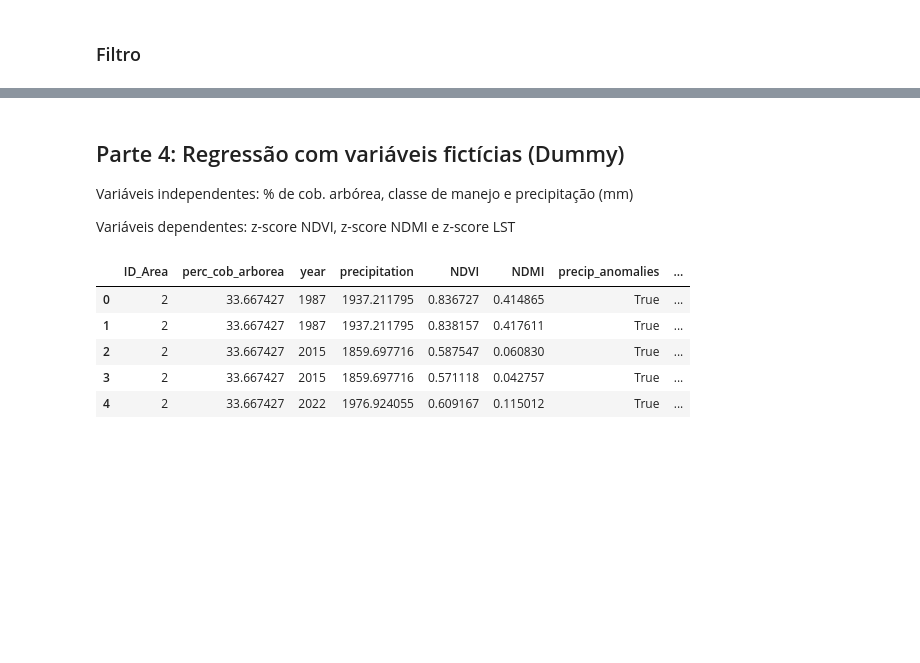
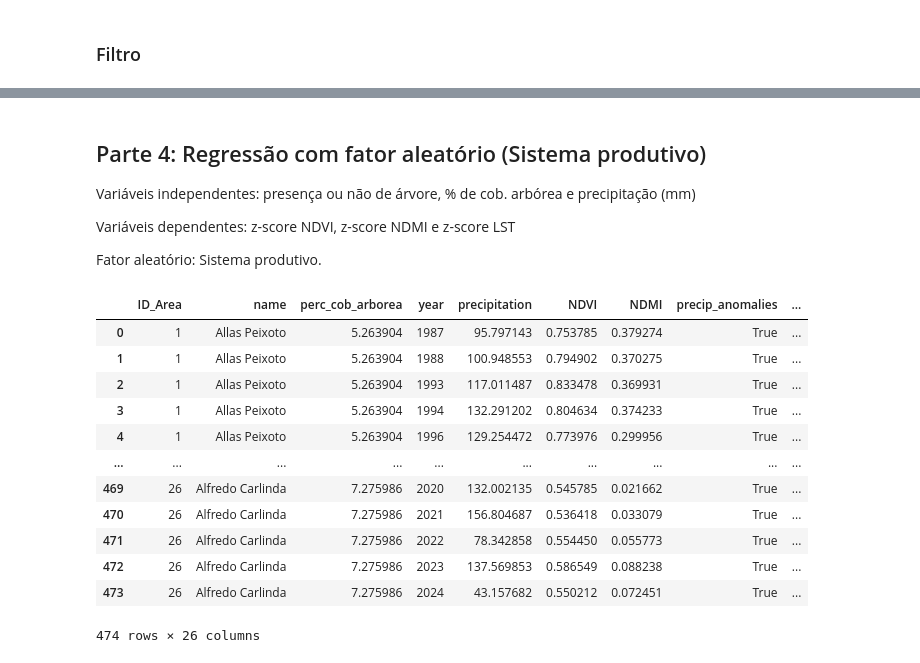
Before and after one commit to GuilhermeFernandez/climate_resilient_pastures, a Jupyter notebook: Esboco_Projeto.ipynb, the cells around one changed output, grey strips where cells are left out. Cells and saved outputs as stored; diff of their text form; code cells hidden in the pictures; blank space fills up the shorter version.

```diff
--- a/Esboco_Projeto.ipynb
+++ b/Esboco_Projeto.ipynb
@@ -50,34 +50,45 @@ base_path = '/content/drive/MyDrive/Faculdade/MESTRADO/Projeto/Projeto_Dados/'
 # %% [markdown]
 ### Extraindo geometrias dos shapefiles no diretório
 # %%
+import os
+import pandas as pd
+import geopandas as gpd
+import geobr
+from shapely import force_2d
+
+os.environ['SHAPE_RESTORE_SHX'] = 'YES'
+
 gdfs = []
+base_path = '/content/drive/MyDrive/Faculdade/MESTRADO/Projeto/Projeto_Dados'
 
-for i in range(0, 81):
+for i in range(1, 86):
     folder_path = os.path.join(base_path, str(i))
     if os.path.exists(folder_path):
-        files = [f for f in os.listdir(folder_path) if f.endswith('.shp')]
+        files = [f for f in os.listdir(folder_path) if f.endswith(('.gpkg', '.shp'))]
 
         for file in files:
             full_path = os.path.join(folder_path, file)
             try:
                 gdf_temp = gpd.read_file(full_path)
+
+                for col in gdf_temp.columns:
+                    if col.lower() == 'name':
+                        gdf_temp = gdf_temp.rename(columns={col: 'name'})
+
                 gdfs.append(gdf_temp)
             except Exception as e:
                 print(f"Erro ao ler {file} na pasta {i}: {e}")
 
 if gdfs:
-    gdf = pd.concat(gdfs, ignore_index=True)
+    gdf = gpd.GeoDataFrame(pd.concat(gdfs, ignore_index=True))
 
-    # Ajuste de Projeção para Cálculo de Área (UTM 21S)
     if gdf.crs is None:
         gdf.set_crs(epsg=32721, inplace=True)
     else:
         gdf = gdf.to_crs(epsg=32721)
 
-    # Cálculo da área em hectares
-    gdf['Area_ha'] = gdf.area / 10000
+    gdf['area_ha'] = gdf.geometry.area / 10000
 
-    # Retorna para SIRGAS 2000
     gdf = gdf.to_crs(epsg=4674)
     gdf['ID_Area'] = gdf.index + 1
 
@@ -85,5 +96,5 @@ if gdfs:
     gdf.to_file(output_file, driver='GeoJSON')
     print(f"Sucesso! {len(gdfs)} arquivos processados e salvos.")
 else:
-    print("Nenhum shapefile encontrado nas pastas de 0 a 80.")
+    print("Nenhum arquivo .gpkg ou .shp encontrado.")
 # %% [output]
@@ -113,7 +169,7 @@ import numpy as np
 from rasterio.mask import mask
 
 
-caminho_shp = '/content/drive/MyDrive/Faculdade/MESTRADO/Projeto/Projeto_Dados/Treino/amostras.shp'
+caminho_shp = '/content/drive/MyDrive/Faculdade/MESTRADO/Projeto/Projeto_Dados/Treino/Amostras.gpkg'
 pasta_tifs = '/content/drive/MyDrive/Faculdade/MESTRADO/Projeto/Projeto_Dados/Treino/'
 coluna_classe = 'classe'
 
@@ -294,9 +352,9 @@ X_train_dt, X_test_dt, y_train_dt, y_test_dt = train_test_split(
 #### Otimizando parâmetros:
 # %%
 param_grid = {
-      'max_depth': [3, 5, 7, 9, 11],
-      'min_samples_leaf': [1, 2, 3],
-      'min_samples_split': [2, 3],
+      'max_depth': [11, 12, 13],
+      'min_samples_leaf': [1, 2],
+      'min_samples_split': [2, 3, 4],
       'random_state': [44522]
  }
 # %%
@@ -1049,13 +1448,15 @@ df_analise
 # %% [markdown]
-## Parte 4: Regressão com variáveis fictícias (Dummy)
+## Parte 4: Regressão com fator aleatório (Sistema produtivo)
 
-Variáveis independentes: % de cob. arbórea, classe de manejo e precipitação (mm)
+Variáveis independentes: presença ou não de árvore, % de cob. arbórea e precipitação (mm)
 
 Variáveis dependentes: z-score NDVI, z-score NDMI e z-score LST
+
+Fator aleatório: Sistema produtivo.
 # %%
 df_1 = gdf_final.drop(columns=['geometry', 'area_ha', 'nm_mun', 'arquivo_tif'])
 df_3 = df_analise.query('precip_anomalies == True')
-df_3 = df_3.drop(columns=['best_NDVI', 'worst_NDVI', 'Classificacao_NDVI', 'Classificacao_NDMI', 'trend_slope_before_NDVI', 'trend_slope_after_NDVI', 'p_value_trend_before_NDVI', 'p_value_trend_after_NDVI', 'trend_slope_before_NDMI', 'trend_slope_after_NDMI', 'p_value_trend_before_NDMI', 'p_value_trend_after_NDMI'])
+#df_3 = df_3.drop(columns=['best_NDVI', 'worst_NDVI', 'Classificacao_NDVI', 'Classificacao_NDMI', 'trend_slope_before_NDVI', 'trend_slope_after_NDVI', 'p_value_trend_before_NDVI', 'p_value_trend_after_NDVI', 'trend_slope_before_NDMI', 'trend_slope_after_NDMI', 'p_value_trend_before_NDMI', 'p_value_trend_after_NDMI'])
 df_1['ID_Area'] = df_1['ID_Area'].astype(int)
 # %%
 df_estatistica = pd.merge(df_1, df_3, on='ID_Area')
@@ -1062,9 +1465,16 @@ df_estatistica = pd.merge(df_1, df_3, on='ID_Area')
 # %%
-df_estatistica.head()
+df_estatistica
 # %% [output]
-|  | ID_Area | perc_cob_arborea | year | precipitation | NDVI | NDMI | precip_anomalies | ... |
-| 0 | 2 | 33.667427 | 1987 | 1937.211795 | 0.836727 | 0.414865 | True | ... |
-| 1 | 2 | 33.667427 | 1987 | 1937.211795 | 0.838157 | 0.417611 | True | ... |
-| 2 | 2 | 33.667427 | 2015 | 1859.697716 | 0.587547 | 0.060830 | True | ... |
-| 3 | 2 | 33.667427 | 2015 | 1859.697716 | 0.571118 | 0.042757 | True | ... |
-| 4 | 2 | 33.667427 | 2022 | 1976.924055 | 0.609167 | 0.115012 | True | ... |
+|  | ID_Area | name | perc_cob_arborea | year | precipitation | NDVI | NDMI | precip_anomalies | ... |
+| 0 | 1 | Allas Peixoto | 5.263904 | 1987 | 95.797143 | 0.753785 | 0.379274 | True | ... |
+| 1 | 1 | Allas Peixoto | 5.263904 | 1988 | 100.948553 | 0.794902 | 0.370275 | True | ... |
+| 2 | 1 | Allas Peixoto | 5.263904 | 1993 | 117.011487 | 0.833478 | 0.369931 | True | ... |
+| 3 | 1 | Allas Peixoto | 5.263904 | 1994 | 132.291202 | 0.804634 | 0.374233 | True | ... |
+| 4 | 1 | Allas Peixoto | 5.263904 | 1996 | 129.254472 | 0.773976 | 0.299956 | True | ... |
+| ... | ... | ... | ... | ... | ... | ... | ... | ... | ... |
+| 469 | 26 | Alfredo Carlinda | 7.275986 | 2020 | 132.002135 | 0.545785 | 0.021662 | True | ... |
+| 470 | 26 | Alfredo Carlinda | 7.275986 | 2021 | 156.804687 | 0.536418 | 0.033079 | True | ... |
+| 471 | 26 | Alfredo Carlinda | 7.275986 | 2022 | 78.342858 | 0.554450 | 0.055773 | True | ... |
+| 472 | 26 | Alfredo Carlinda | 7.275986 | 2023 | 137.569853 | 0.586549 | 0.088238 | True | ... |
+| 473 | 26 | Alfredo Carlinda | 7.275986 | 2024 | 43.157682 | 0.550212 | 0.072451 | True | ... |
+474 rows × 26 columns
```
Also changed, not shown: parts of 64 cells of this notebook.
